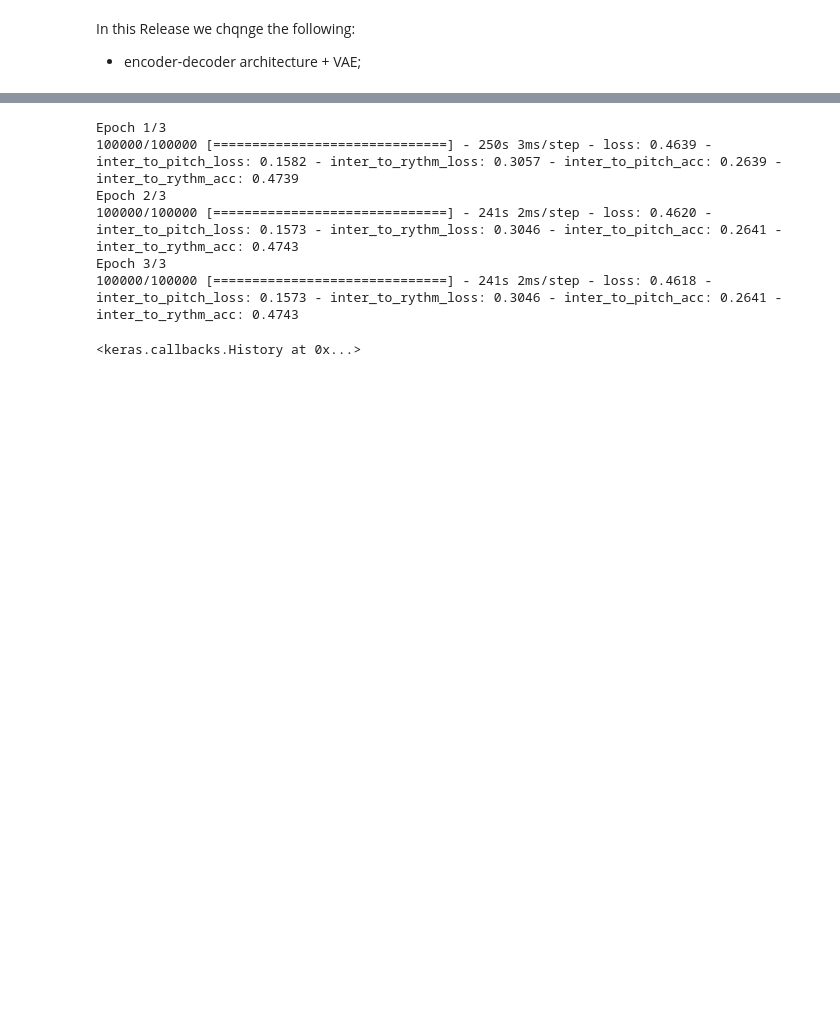
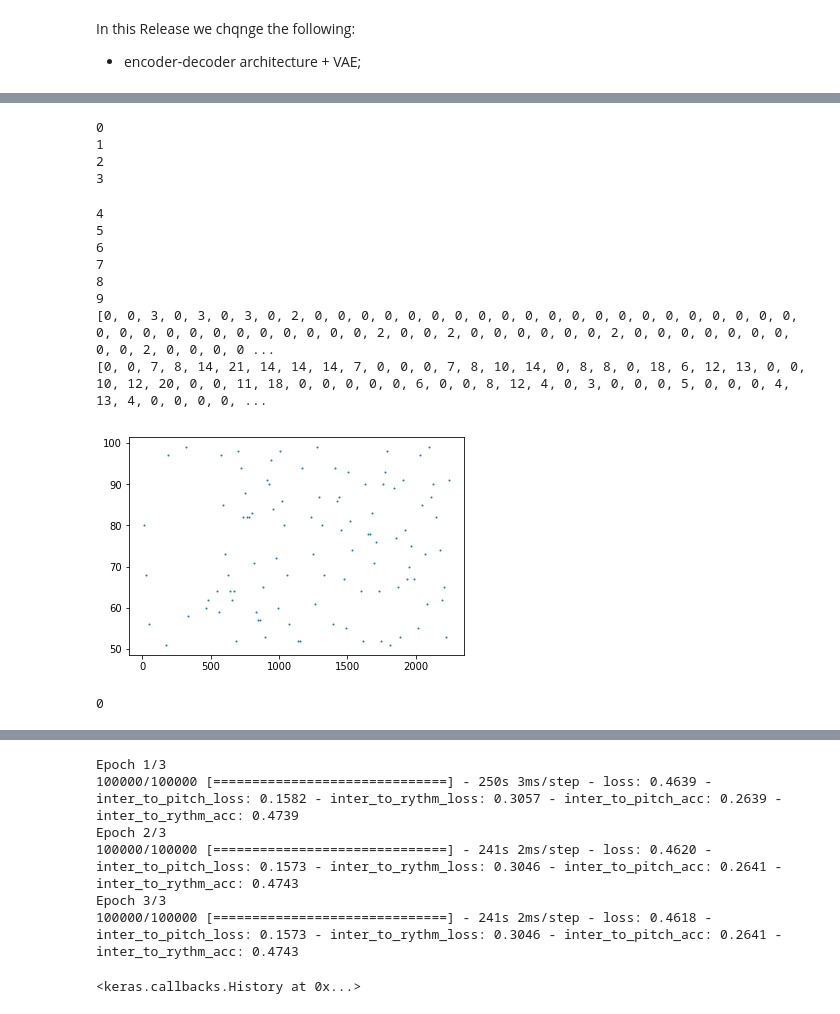
Before and after one commit to segis95/MusicGenerator, a Jupyter notebook: Architecture-2.3.ipynb, the cells around one changed output, grey strips where cells are left out. Cells and saved outputs as stored; diff of their text form; code cells hidden in the pictures; blank space fills up the shorter version.

```diff
--- a/Architecture-2.3.ipynb
+++ b/Architecture-2.3.ipynb
@@ -123,0 +119,7 @@ vae = create_lstm_vae(25, 5,
+# %%
+vae, encoder_pitch, encoder_rythm, generator_pitch, generator_rythm = create_lstm_vae(
+    input_dim_pitch = 25, input_dim_rythm = 5,
+    timesteps = 10,
+    batch_size = 100,
+    intermediate_dim_pitch = 100, intermediate_dim_rythm = 100,
+    latent_dim = 100)
@@ -211,0 +262,44 @@ X_pitch_np.shape
+# %%
+z = np.random.multivariate_normal(np.zeros(100), np.identity(100), 1 )
+
+generated_rythms = []
+generated_pitches = []
+alpha = 0.07
+
+for t in range(10):
+    print(t)
+
+    pred_rythm = generator_rythm.predict(z)
+    pred_pitch = generator_pitch.predict(z)
+
+    gen_r = [take_one(x) for x in [pred_rythm[0][i] for i in range(pred_rythm.shape[1])] ]
+    gen_p = [take_one(x) for x in [pred_pitch[0][i] for i in range(pred_pitch.shape[1])]]
+
+    generated_rythms += gen_r
+    generated_pitches += gen_p
+
+
+    generated_pitches_vec = np.array([[np_utils.to_categorical(x, 25 ) for x in gen_p]])
+    generated_rythms_vec = np.array([[np_utils.to_categorical(x, 5 ) for x in gen_r]])
+
+    z = ((1. - alpha) * encoder_rythm.predict([generated_pitches_vec, generated_rythms_vec])
+         + alpha * np.random.multivariate_normal(np.zeros(100), np.identity(100), 100)) / np.sqrt((1.0 - alpha)**2 + alpha**2)
+
+print(generated_rythms)
+print(generated_pitches)
+create_track_new(generated_rythms, generated_pitches)
+# %% [output]
+0
+1
+2
+3
+4
+5
+6
+7
+8
+9
+[0, 0, 3, 0, 3, 0, 3, 0, 2, 0, 0, 0, 0, 0, 0, 0, 0, 0, 0, 0, 0, 0, 0, 0, 0, 0, 0, 0, 0, 0, 0, 0, 0, 0, 0, 0, 0, 0, 0, 0, 0, 0, 2, 0, 0, 2, 0, 0, 0, 0, 0, 0, 2, 0, 0, 0, 0, 0, 0, 0, 0, 0, 2, 0, 0, 0, 0 ...
+[0, 0, 7, 8, 14, 21, 14, 14, 14, 7, 0, 0, 0, 7, 8, 10, 14, 0, 8, 8, 0, 18, 6, 12, 13, 0, 0, 10, 12, 20, 0, 0, 11, 18, 0, 0, 0, 0, 0, 6, 0, 0, 8, 12, 4, 0, 3, 0, 0, 0, 5, 0, 0, 0, 4, 13, 4, 0, 0, 0, 0, ...
+[figure, added]
+0
```
Also changed, not shown: parts of 19 cells of this notebook.
